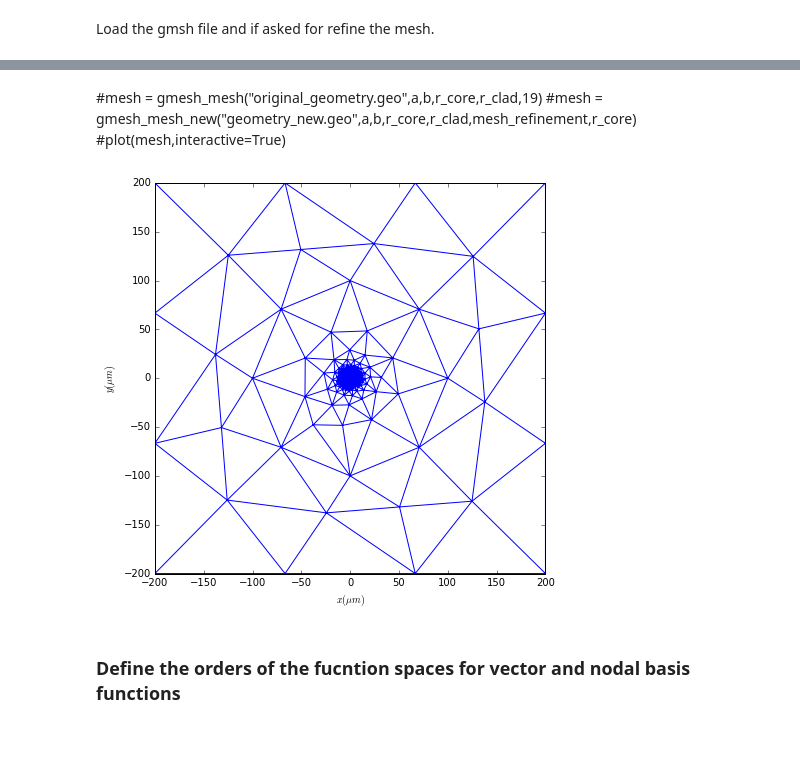
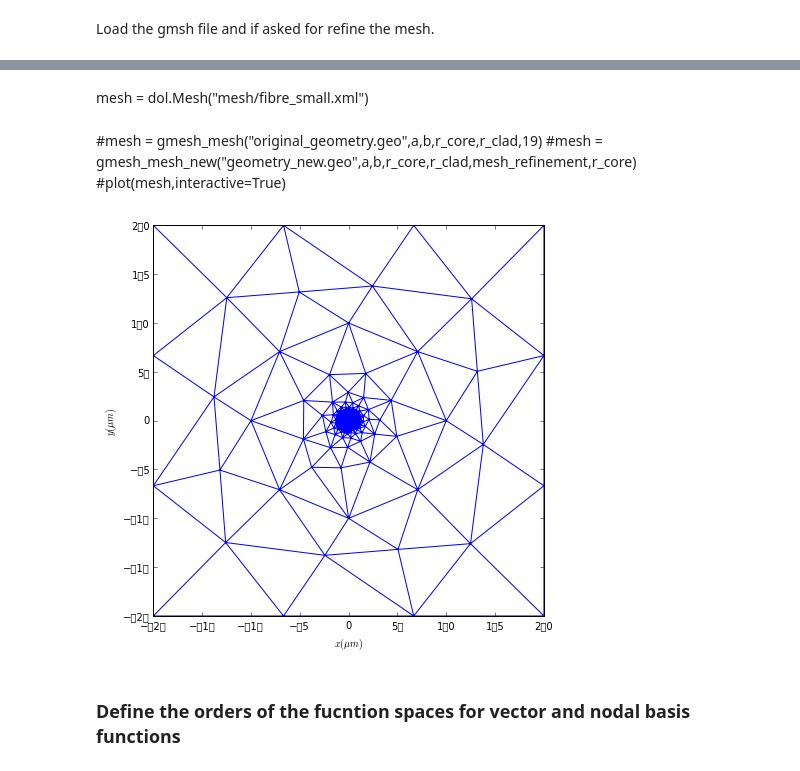
Before and after one commit to ibegleris/WaFEl, a Jupyter notebook: Dispersion_analysis.ipynb, the cells around one changed output, grey strips where cells are left out. Saved outputs shown, nothing was run; the diff lists cells and outputs as text; code cells hidden in the pictures; blank space fills up the shorter version.

```diff
--- a/Dispersion_analysis.ipynb
+++ b/Dispersion_analysis.ipynb
@@ -180,6 +189,8 @@ Found all vertices
 Expecting 778 cells
 Found all cells
 Conversion done
+# %% [markdown]
+mesh = dol.Mesh("mesh/fibre_small.xml")
 # %% [markdown]
 #mesh = gmesh_mesh("original_geometry.geo",a,b,r_core,r_clad,19)
 #mesh = gmesh_mesh_new("geometry_new.geo",a,b,r_core,r_clad,mesh_refinement,r_core)
@@ -187,26 +198,26 @@ Conversion done
 # %%
 n = mesh.num_vertices()
 d = mesh.geometry().dim()
 
 # Create the triangulation
 mesh_coordinates = mesh.coordinates().reshape((n, d))
-triangles = np.asarray([cell.entities(0) for cell in cells(mesh)])
+triangles = np.asarray([cell.entities(0) for cell in dol.cells(mesh)])
 triangulation = tri.Triangulation(mesh_coordinates[:, 0],
                                   mesh_coordinates[:, 1],
                                   triangles)
 
 triangulation.x *=1e6
 triangulation.y *=1e6
 # Plot the mesh
 fig = plt.figure(figsize=(7.0, 7.0))
 plt.triplot(triangulation)
 plt.xlabel(r'$x(\mu m)$')
 plt.ylabel(r'$y(\mu m)$')
 
 plt.savefig('mesh.png',bbox_inches='tight')
 plt.show()
 # %% [output]
-[figure, old version]
+[figure, new version]
 # %% [markdown]
 ### Define the orders of the fucntion spaces for vector and nodal basis functions
 # %%
```
Also changed, not shown: parts of 29 cells of this notebook, 12 other files.
